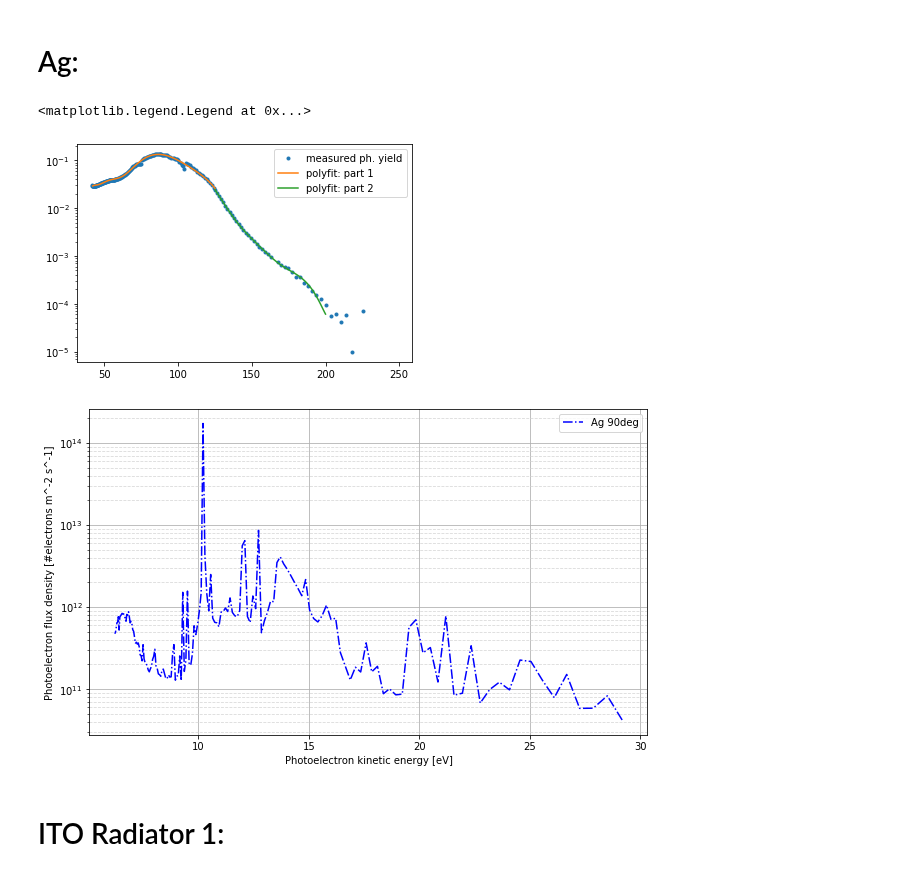
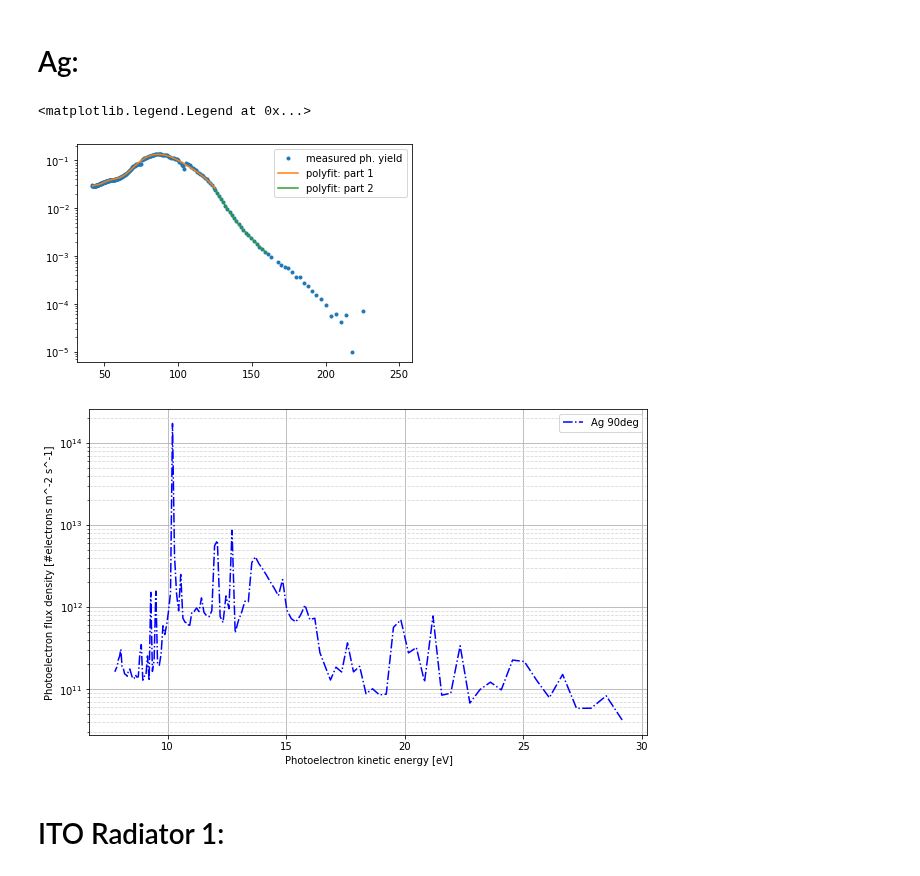
Before and after one commit to sebastiankalos/Elettra_data, a Jupyter notebook: phelectron_flux_analysis.ipynb, the cells around one changed output. Drawn from its saved outputs; the diff is of its cells as text; code cells hidden in the pictures.

```diff
--- a/phelectron_flux_analysis.ipynb
+++ b/phelectron_flux_analysis.ipynb
@@ -223,21 +227,21 @@ plt.savefig('plots/MLI_1_90deg_photoelectron_flux.png', dpi=300)
 # %%
 lambda_min = 42
 lambda_thresh = 125
-lambda_max = 200
+lambda_max = 160
 
 x1 = np.linspace(lambda_min,lambda_thresh,100)
 x2 = np.linspace(lambda_thresh,lambda_max,100)
 Ag_fit_1 = np.poly1d(np.polyfit(convert_eV_to_nm(Ag_90_E)[10:],Ag_90_TEY[10:],deg=16))
 Ag_fit_2 = np.poly1d(np.polyfit(convert_eV_to_nm(Ag_90_E)[:50],Ag_90_TEY[:50],deg=11))
 
 plt.plot(convert_eV_to_nm(Ag_90_E),Ag_90_TEY,'.',label='measured ph. yield')
 plt.plot(x1,Ag_fit_1(x1),label='polyfit: part 1')
 plt.plot(x2,Ag_fit_2(x2),label='polyfit: part 2')
 plt.yscale("log")
 plt.legend()
 # %% [output]
 <matplotlib.legend.Legend at 0x...>
-[figure, old version]
+[figure, new version]
 # %%
 used_lambda_Ag,electron_flux_Ag = el_flux(wavelength,d_lambda,lambda_min,lambda_thresh,lambda_max,Ag_fit_1,Ag_fit_2)
 
@@ -252,7 +256,7 @@ plt.legend()
 
 plt.savefig('plots/Ag_90deg_photoelectron_flux.png', dpi=300)
 # %% [output]
-[figure, old version]
+[figure, new version]
 # %% [markdown]
 # ITO Radiator 1:
 # %%
```
Also changed, not shown: parts of 6 cells of this notebook, 7 other files.
